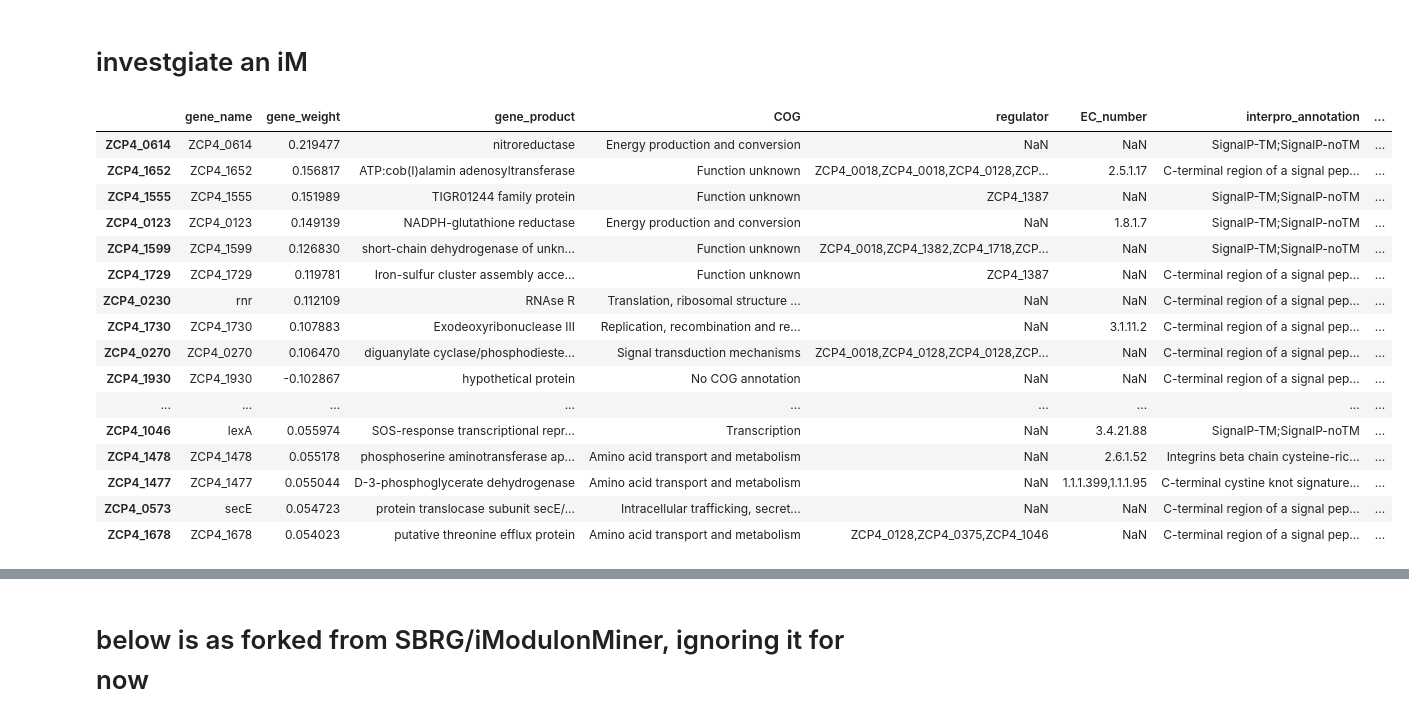
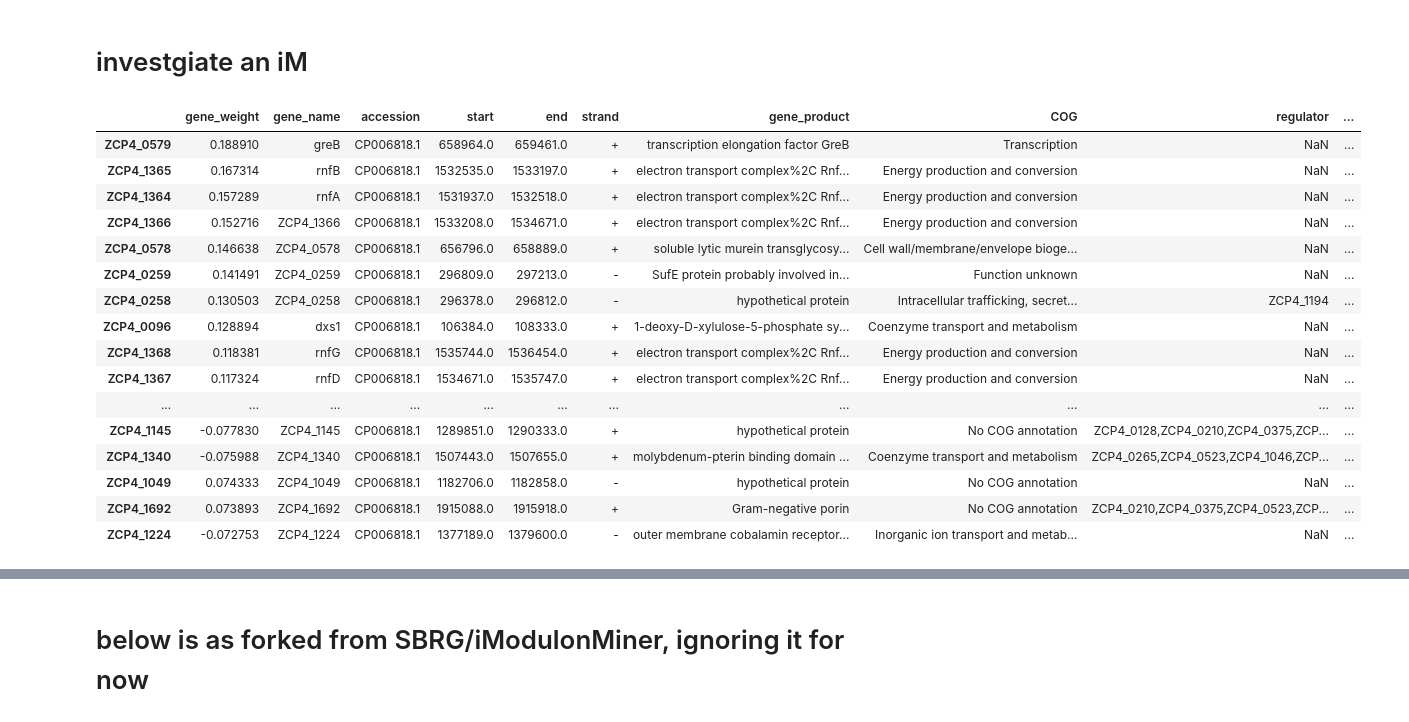
Before and after one commit to cristalzucsd/iModulonMiner, a Jupyter notebook: 5_characterize_iModulons/3_manual_iModulon_curation.ipynb, the cells around one changed output, grey strips where cells are left out. Cells and saved outputs as stored; diff of their text form; code cells hidden in the pictures.

```diff
--- a/5_characterize_iModulons/3_manual_iModulon_curation.ipynb
+++ b/5_characterize_iModulons/3_manual_iModulon_curation.ipynb
@@ -267,31 +267,32 @@ def custom_plot_gene_weights(ica_data, imodulon, by="start", xaxis=None, xname="
 # %% [markdown]
 # investgiate an iM
 # %%
-iM_ct = 'noise_2'
+iM_ct = 'ETC_and_MEP'
 # %%
 pd.set_option('display.max_rows', 500)
+pd.set_option('display.max_columns', 500)
 impt_cols = ['gene_name', 'gene_weight', 'gene_product', 'COG', 'regulator', 'EC_number', 'interpro_annotation', 'aerobic_essential', 'anaerobic_essential']
 df = ica_data.view_imodulon(iM_ct).sort_values(by = 'gene_weight', ascending = False, key = abs)
 super_impt_cols = ['gene_weight', 'gene_product', 'COG', 'EC_number']
-df[impt_cols]
+df#[impt_cols]
 # %% [output]
-|  | gene_name | gene_weight | gene_product | COG | regulator | EC_number | interpro_annotation | ... |
-| ZCP4_0614 | ZCP4_0614 | 0.219477 | nitroreductase | Energy production and conversion | NaN | NaN | SignalP-TM;SignalP-noTM | ... |
-| ZCP4_1652 | ZCP4_1652 | 0.156817 | ATP:cob(I)alamin adenosyltransferase | Function unknown | ZCP4_0018,ZCP4_0018,ZCP4_0128,ZCP... | 2.5.1.17 | C-terminal region of a signal pep... | ... |
-| ZCP4_1555 | ZCP4_1555 | 0.151989 | TIGR01244 family protein | Function unknown | ZCP4_1387 | NaN | SignalP-TM;SignalP-noTM | ... |
-| ZCP4_0123 | ZCP4_0123 | 0.149139 | NADPH-glutathione reductase | Energy production and conversion | NaN | 1.8.1.7 | SignalP-TM;SignalP-noTM | ... |
-| ZCP4_1599 | ZCP4_1599 | 0.126830 | short-chain dehydrogenase of unkn... | Function unknown | ZCP4_0018,ZCP4_1382,ZCP4_1718,ZCP... | NaN | SignalP-TM;SignalP-noTM | ... |
-| ZCP4_1729 | ZCP4_1729 | 0.119781 | Iron-sulfur cluster assembly acce... | Function unknown | ZCP4_1387 | NaN | C-terminal region of a signal pep... | ... |
-| ZCP4_0230 | rnr | 0.112109 | RNAse R | Translation, ribosomal structure ... | NaN | NaN | C-terminal region of a signal pep... | ... |
-| ZCP4_1730 | ZCP4_1730 | 0.107883 | Exodeoxyribonuclease III | Replication, recombination and re... | NaN | 3.1.11.2 | C-terminal region of a signal pep... | ... |
-| ZCP4_0270 | ZCP4_0270 | 0.106470 | diguanylate cyclase/phosphodieste... | Signal transduction mechanisms | ZCP4_0018,ZCP4_0128,ZCP4_0128,ZCP... | NaN | C-terminal region of a signal pep... | ... |
-| ZCP4_1930 | ZCP4_1930 | -0.102867 | hypothetical protein | No COG annotation | NaN | NaN | C-terminal region of a signal pep... | ... |
-| ... | ... | ... | ... | ... | ... | ... | ... | ... |
-| ZCP4_1046 | lexA | 0.055974 | SOS-response transcriptional repr... | Transcription | NaN | 3.4.21.88 | SignalP-TM;SignalP-noTM | ... |
-| ZCP4_1478 | ZCP4_1478 | 0.055178 | phosphoserine aminotransferase ap... | Amino acid transport and metabolism | NaN | 2.6.1.52 | Integrins beta chain cysteine-ric... | ... |
-| ZCP4_1477 | ZCP4_1477 | 0.055044 | D-3-phosphoglycerate dehydrogenase | Amino acid transport and metabolism | NaN | 1.1.1.399,1.1.1.95 | C-terminal cystine knot signature... | ... |
-| ZCP4_0573 | secE | 0.054723 | protein translocase subunit secE/... | Intracellular trafficking, secret... | NaN | NaN | C-terminal region of a signal pep... | ... |
-| ZCP4_1678 | ZCP4_1678 | 0.054023 | putative threonine efflux protein | Amino acid transport and metabolism | ZCP4_0128,ZCP4_0375,ZCP4_1046 | NaN | C-terminal region of a signal pep... | ... |
+|  | gene_weight | gene_name | accession | start | end | strand | gene_product | COG | regulator | ... |
+| ZCP4_0579 | 0.188910 | greB | CP006818.1 | 658964.0 | 659461.0 | + | transcription elongation factor GreB | Transcription | NaN | ... |
+| ZCP4_1365 | 0.167314 | rnfB | CP006818.1 | 1532535.0 | 1533197.0 | + | electron transport complex%2C Rnf... | Energy production and conversion | NaN | ... |
+| ZCP4_1364 | 0.157289 | rnfA | CP006818.1 | 1531937.0 | 1532518.0 | + | electron transport complex%2C Rnf... | Energy production and conversion | NaN | ... |
+| ZCP4_1366 | 0.152716 | ZCP4_1366 | CP006818.1 | 1533208.0 | 1534671.0 | + | electron transport complex%2C Rnf... | Energy production and conversion | NaN | ... |
+| ZCP4_0578 | 0.146638 | ZCP4_0578 | CP006818.1 | 656796.0 | 658889.0 | + | soluble lytic murein transglycosy... | Cell wall/membrane/envelope bioge... | NaN | ... |
+| ZCP4_0259 | 0.141491 | ZCP4_0259 | CP006818.1 | 296809.0 | 297213.0 | - | SufE protein probably involved in... | Function unknown | NaN | ... |
+| ZCP4_0258 | 0.130503 | ZCP4_0258 | CP006818.1 | 296378.0 | 296812.0 | - | hypothetical protein | Intracellular trafficking, secret... | ZCP4_1194 | ... |
+| ZCP4_0096 | 0.128894 | dxs1 | CP006818.1 | 106384.0 | 108333.0 | + | 1-deoxy-D-xylulose-5-phosphate sy... | Coenzyme transport and metabolism | NaN | ... |
+| ZCP4_1368 | 0.118381 | rnfG | CP006818.1 | 1535744.0 | 1536454.0 | + | electron transport complex%2C Rnf... | Energy production and conversion | NaN | ... |
+| ZCP4_1367 | 0.117324 | rnfD | CP006818.1 | 1534671.0 | 1535747.0 | + | electron transport complex%2C Rnf... | Energy production and conversion | NaN | ... |
+| ... | ... | ... | ... | ... | ... | ... | ... | ... | ... | ... |
+| ZCP4_1145 | -0.077830 | ZCP4_1145 | CP006818.1 | 1289851.0 | 1290333.0 | + | hypothetical protein | No COG annotation | ZCP4_0128,ZCP4_0210,ZCP4_0375,ZCP... | ... |
+| ZCP4_1340 | -0.075988 | ZCP4_1340 | CP006818.1 | 1507443.0 | 1507655.0 | + | molybdenum-pterin binding domain ... | Coenzyme transport and metabolism | ZCP4_0265,ZCP4_0523,ZCP4_1046,ZCP... | ... |
+| ZCP4_1049 | 0.074333 | ZCP4_1049 | CP006818.1 | 1182706.0 | 1182858.0 | - | hypothetical protein | No COG annotation | NaN | ... |
+| ZCP4_1692 | 0.073893 | ZCP4_1692 | CP006818.1 | 1915088.0 | 1915918.0 | + | Gram-negative porin | No COG annotation | ZCP4_0210,ZCP4_0375,ZCP4_0523,ZCP... | ... |
+| ZCP4_1224 | -0.072753 | ZCP4_1224 | CP006818.1 | 1377189.0 | 1379600.0 | - | outer membrane cobalamin receptor... | Inorganic ion transport and metab... | NaN | ... |
 # %%
 df = ica_data.X.loc[ica_data.view_imodulon(iM_ct).index]
 sns.clustermap(df.T.corr(), vmin = -1, vmax = 1)
```
Also changed, not shown: parts of 5 cells of this notebook, 7 other files.
